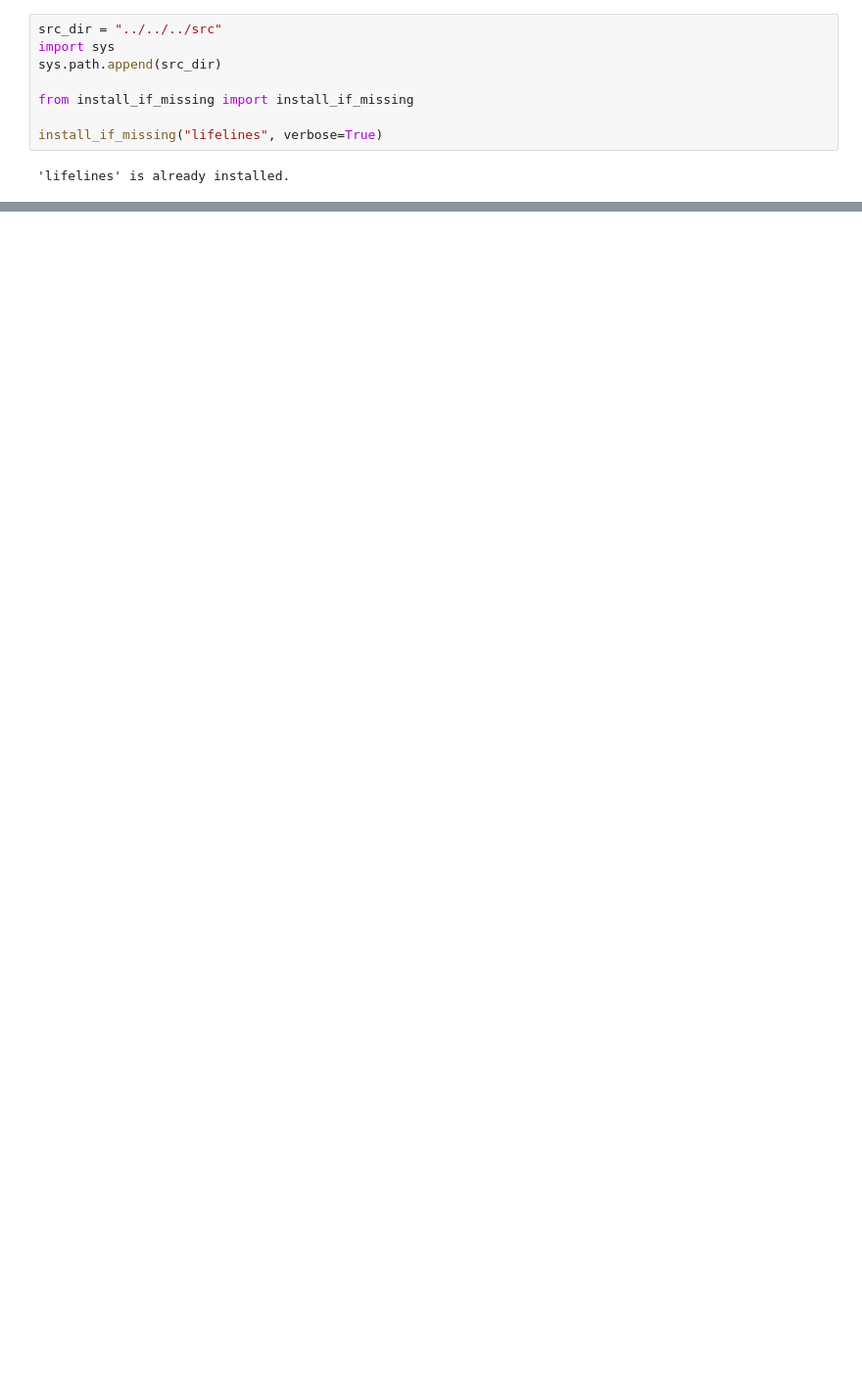
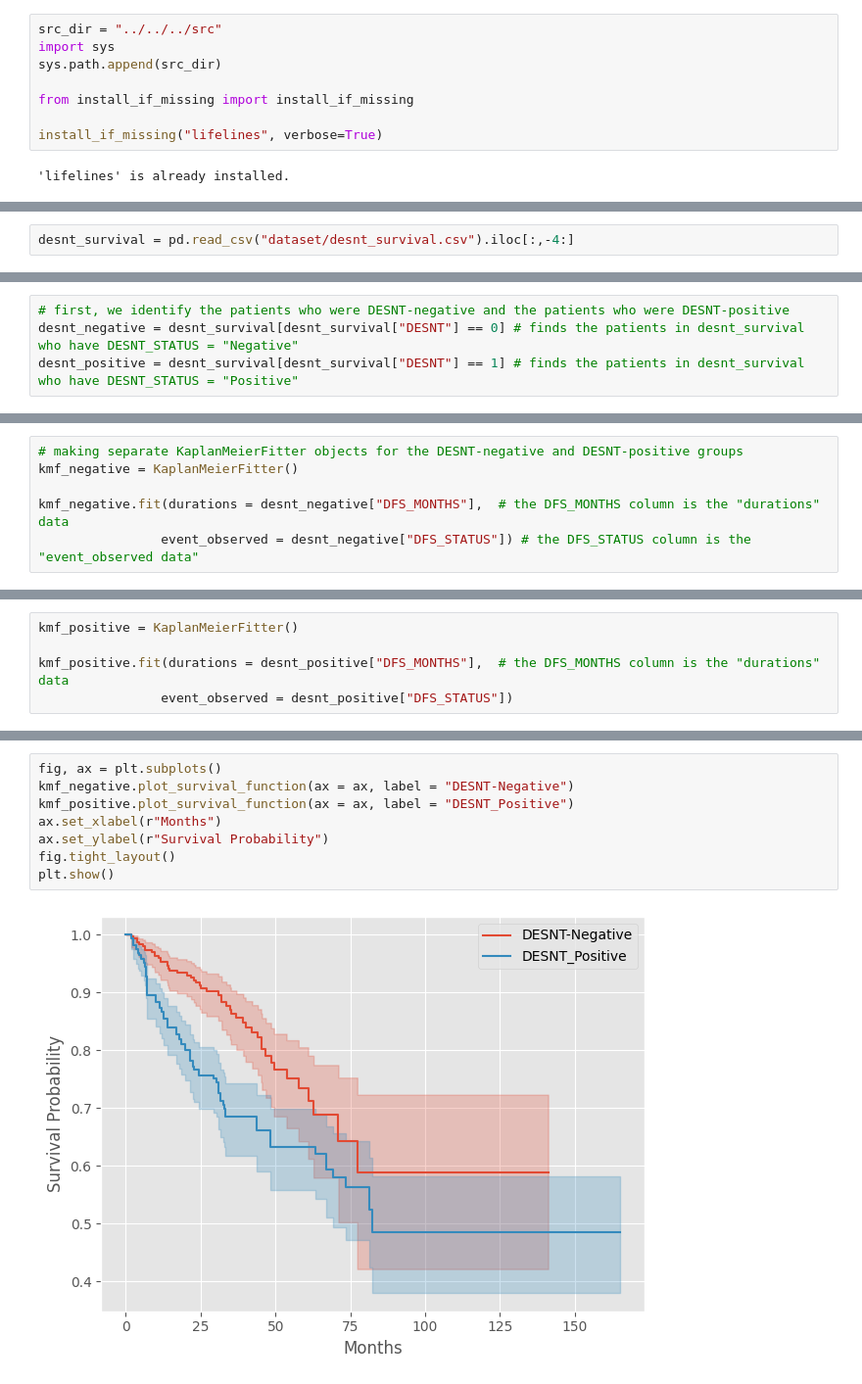
Before and after one commit to griffinfarrow/OXCEP-Precision-Dental-Medicine, a Jupyter notebook: course_content/short_course/session_3/survival_analysis.ipynb, the cells around one changed output, grey strips where cells are left out. Shown: that part at 98% size. Saved outputs shown, nothing was run; the diff lists cells and outputs as text; blank space fills up the shorter version.

Commit message:
push survival analysis notebook

```diff
--- a/course_content/short_course/session_3/survival_analysis.ipynb
+++ b/course_content/short_course/session_3/survival_analysis.ipynb
@@ -91,0 +98,2 @@ results.print_summary()
+# %%
+desnt_survival = pd.read_csv("dataset/desnt_survival.csv").iloc[:,-4:]
@@ -91,0 +130,4 @@ results.print_summary()
+# %%
+# first, we identify the patients who were DESNT-negative and the patients who were DESNT-positive
+desnt_negative = desnt_survival[desnt_survival["DESNT"] == 0] # finds the patients in desnt_survival who have DESNT_STATUS = "Negative"
+desnt_positive = desnt_survival[desnt_survival["DESNT"] == 1] # finds the patients in desnt_survival who have DESNT_STATUS = "Positive"
@@ -91,0 +152,6 @@ results.print_summary()
+# %%
+# making separate KaplanMeierFitter objects for the DESNT-negative and DESNT-positive groups
+kmf_negative = KaplanMeierFitter()
+
+kmf_negative.fit(durations = desnt_negative["DFS_MONTHS"],  # the DFS_MONTHS column is the "durations" data
+                event_observed = desnt_negative["DFS_STATUS"]) # the DFS_STATUS column is the "event_observed data"
@@ -91,0 +160,5 @@ results.print_summary()
+# %%
+kmf_positive = KaplanMeierFitter()
+
+kmf_positive.fit(durations = desnt_positive["DFS_MONTHS"],  # the DFS_MONTHS column is the "durations" data
+                event_observed = desnt_positive["DFS_STATUS"])
@@ -91,0 +171,10 @@ results.print_summary()
+# %%
+fig, ax = plt.subplots()
+kmf_negative.plot_survival_function(ax = ax, label = "DESNT-Negative")
+kmf_positive.plot_survival_function(ax = ax, label = "DESNT_Positive")
+ax.set_xlabel(r"Months")
+ax.set_ylabel(r"Survival Probability")
+fig.tight_layout()
+plt.show()
+# %% [output]
+[figure, added]
```
Also changed, not shown: parts of 30 cells of this notebook, 1 other file.
